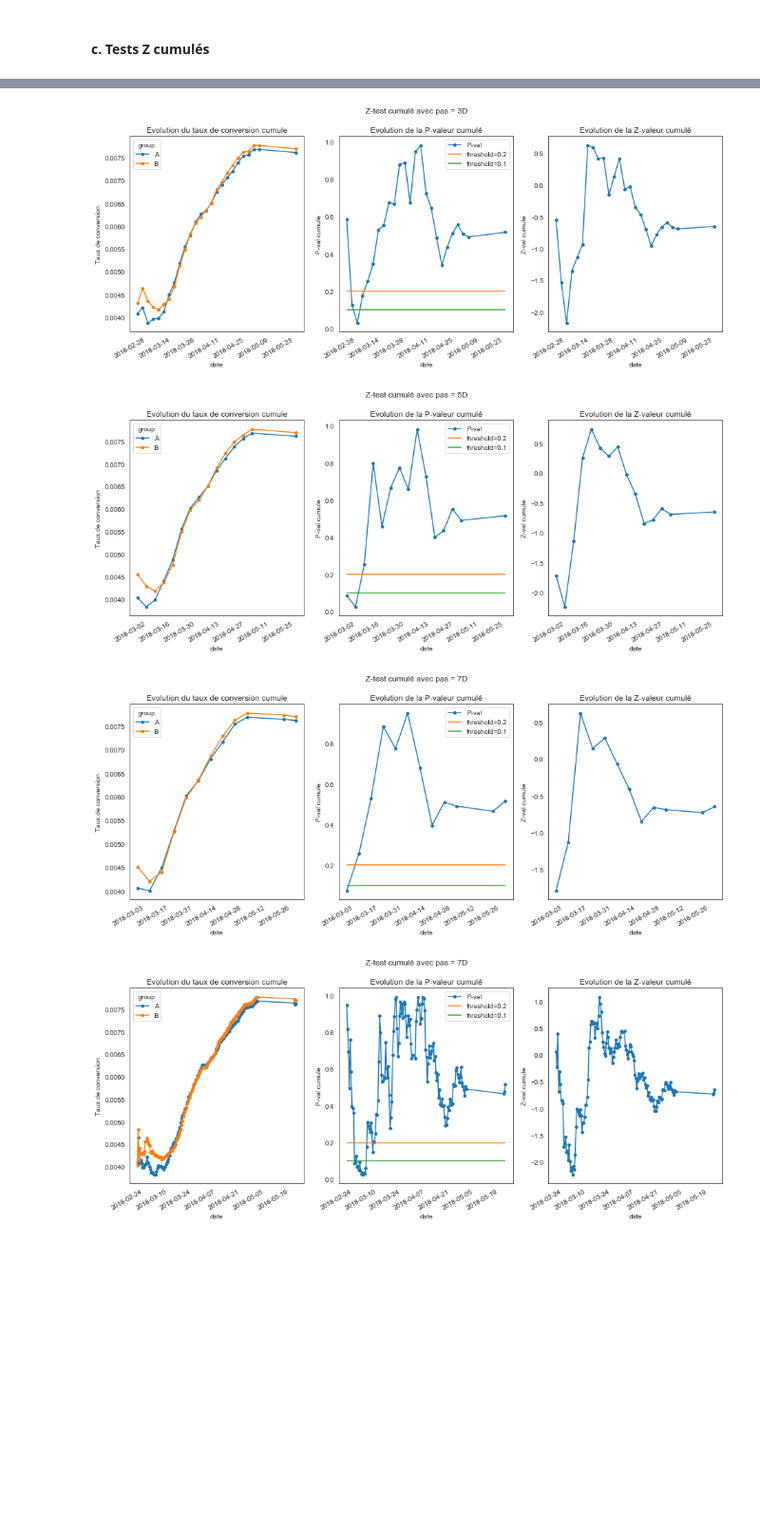
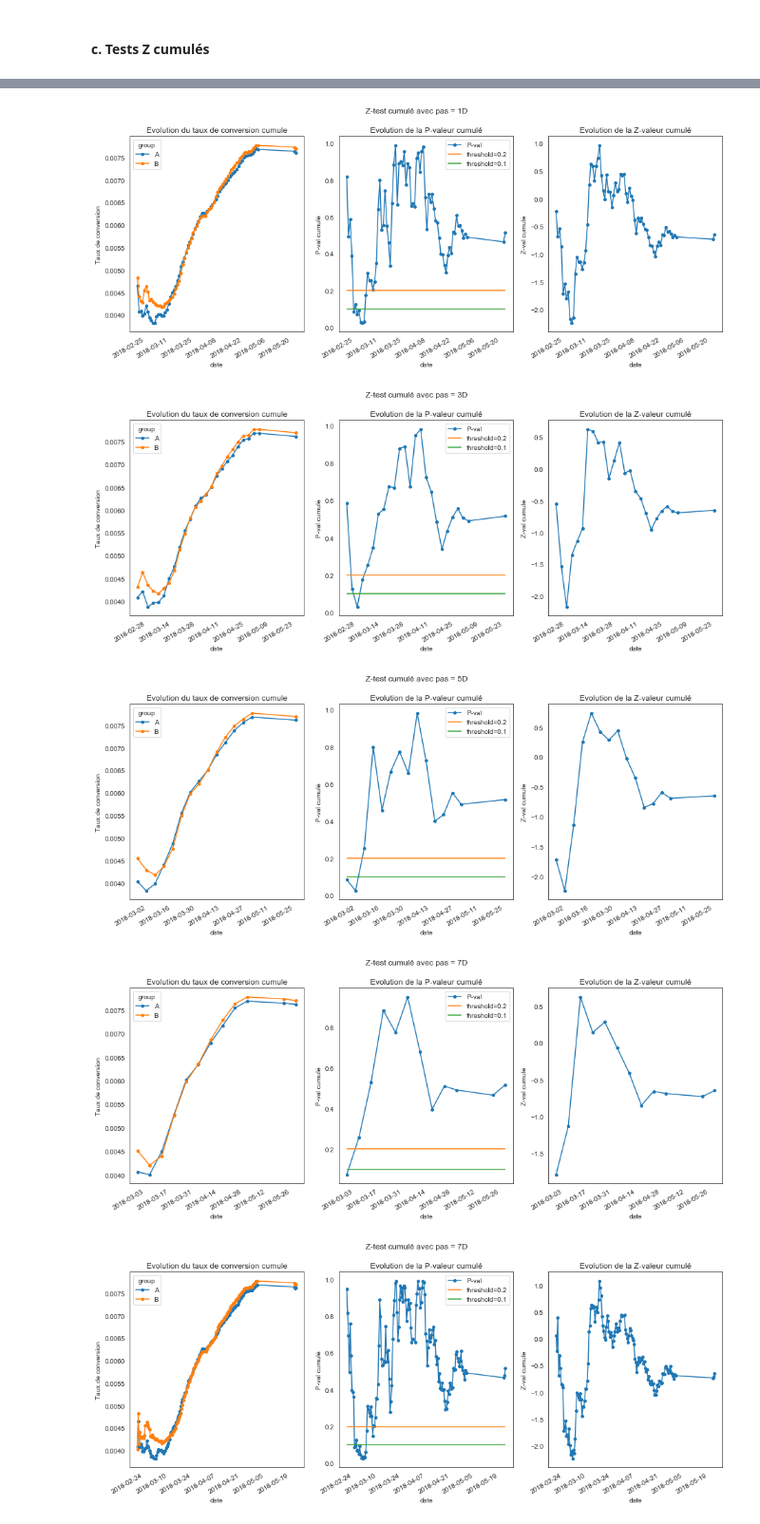
Before and after one commit to mariondechallens/1000mercis, a Jupyter notebook: Analyses/Annonceur1_campagne1_visite_2pages_Questions.ipynb, the cells around one changed output, grey strips where cells are left out. Shown: that part at 95% size. Cells and saved outputs as stored; diff of their text form; code cells hidden in the pictures; blank space fills up the shorter version.

```diff
--- a/Analyses/Annonceur1_campagne1_visite_2pages_Questions.ipynb
+++ b/Analyses/Annonceur1_campagne1_visite_2pages_Questions.ipynb
@@ -256,15 +256,16 @@ Les variations de significativité sont plus fréquentes: on observe de 0 à 1 v
 # %% [markdown]
 #### c. Tests Z cumulés
 # %%
-for freq in ["4H", "12H", "3D", "5D", "7D"]:  # 1W does not work but 7D is ok
+for freq in ["4H", "12H", "1D","3D", "5D", "7D"]:  # 1W does not work but 7D is ok
     Z_cum, P_rej, p_cum = testZ_cum_frequency(data, freq=freq)
     plot_testZ_cum_frequency(Z_cum, P_rej, p_cum, freq)
 # %% [output]
 [figure]
 [figure]
-[figure, old version]
+[figure, new version]
-[figure, old version]
+[figure, new version]
-[figure, old version]
+[figure, new version]
+[figure, added]
 # %%
 Z_cum, P_rej, p_cum = testZ_cum_frequency(data, freq="12H")
 plot_testZ_cum_frequency(Z_cum, P_rej, p_cum, freq)
```
Also changed, not shown: 1 other file.
